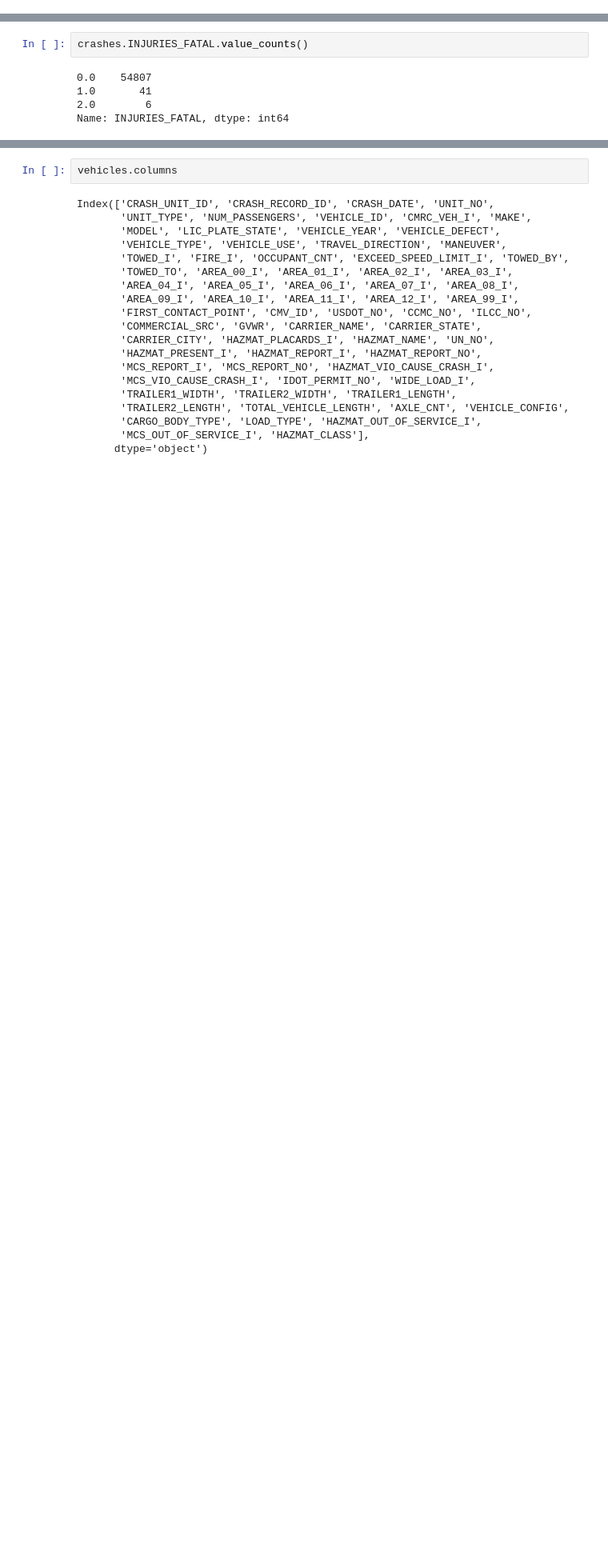
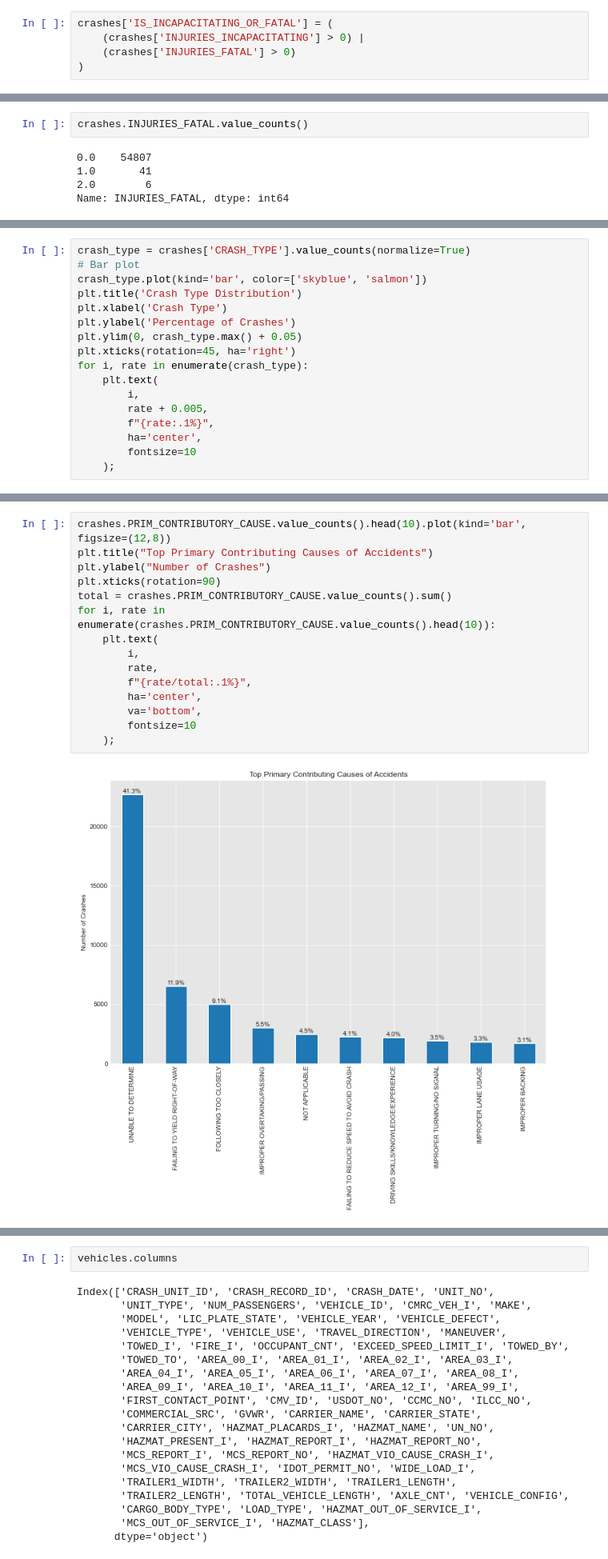
Before and after one commit to Victor-Mufasa/Phase-4-Project, a Jupyter notebook: index.ipynb, the cells around one changed output, grey strips where cells are left out. Shown at 80% size. Drawn from its saved outputs; the diff is of its cells as text; blank space fills up the shorter version.

Commit message:
Did analysis on the contributers of crashes

```diff
--- a/index.ipynb
+++ b/index.ipynb
@@ -58,0 +72,5 @@ Index(['CRASH_RECORD_ID', 'CRASH_DATE_EST_I', 'CRASH_DATE',
+# %%
+crashes['IS_INCAPACITATING_OR_FATAL'] = (
+    (crashes['INJURIES_INCAPACITATING'] > 0) |
+    (crashes['INJURIES_FATAL'] > 0)
+)
@@ -75,0 +128,17 @@ Name: INJURIES_FATAL, dtype: int64
+# %%
+crash_type = crashes['CRASH_TYPE'].value_counts(normalize=True)
+# Bar plot
+crash_type.plot(kind='bar', color=['skyblue', 'salmon'])
+plt.title('Crash Type Distribution')
+plt.xlabel('Crash Type')
+plt.ylabel('Percentage of Crashes')
+plt.ylim(0, crash_type.max() + 0.05)
+plt.xticks(rotation=45, ha='right')
+for i, rate in enumerate(crash_type):
+    plt.text(
+        i,
+        rate + 0.005,
+        f"{rate:.1%}",
+        ha='center',
+        fontsize=10
+    );
@@ -75,0 +163,17 @@ Name: INJURIES_FATAL, dtype: int64
+# %%
+crashes.PRIM_CONTRIBUTORY_CAUSE.value_counts().head(10).plot(kind='bar', figsize=(12,8))
+plt.title("Top Primary Contributing Causes of Accidents")
+plt.ylabel("Number of Crashes")
+plt.xticks(rotation=90)
+total = crashes.PRIM_CONTRIBUTORY_CAUSE.value_counts().sum()
+for i, rate in enumerate(crashes.PRIM_CONTRIBUTORY_CAUSE.value_counts().head(10)):
+    plt.text(
+        i,
+        rate,
+        f"{rate/total:.1%}",
+        ha='center',
+        va='bottom',
+        fontsize=10
+    );
+# %% [output]
+[figure, added]
```
Also changed, not shown: parts of 35 cells of this notebook.
